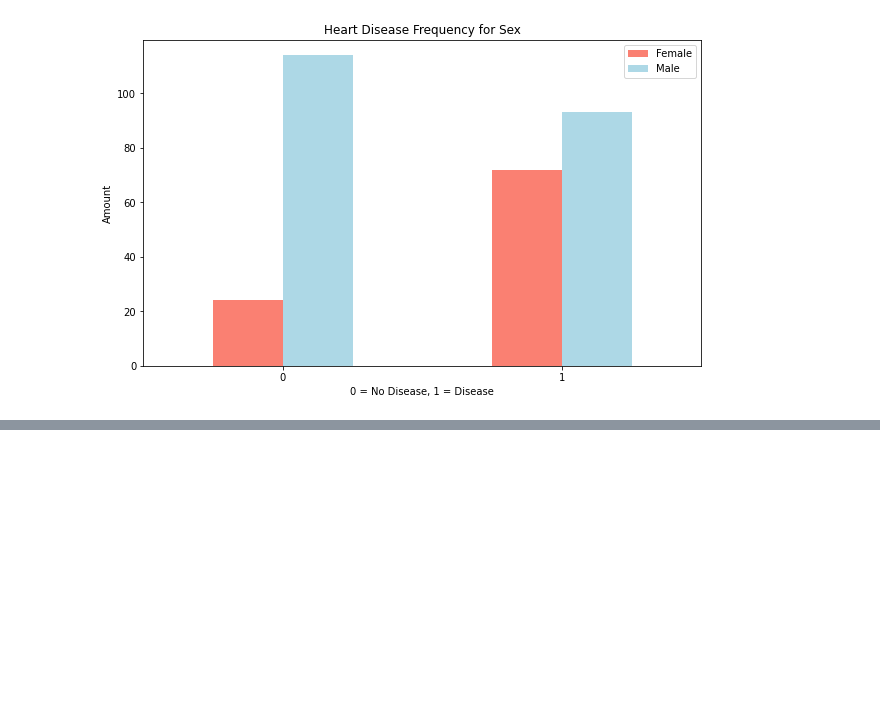
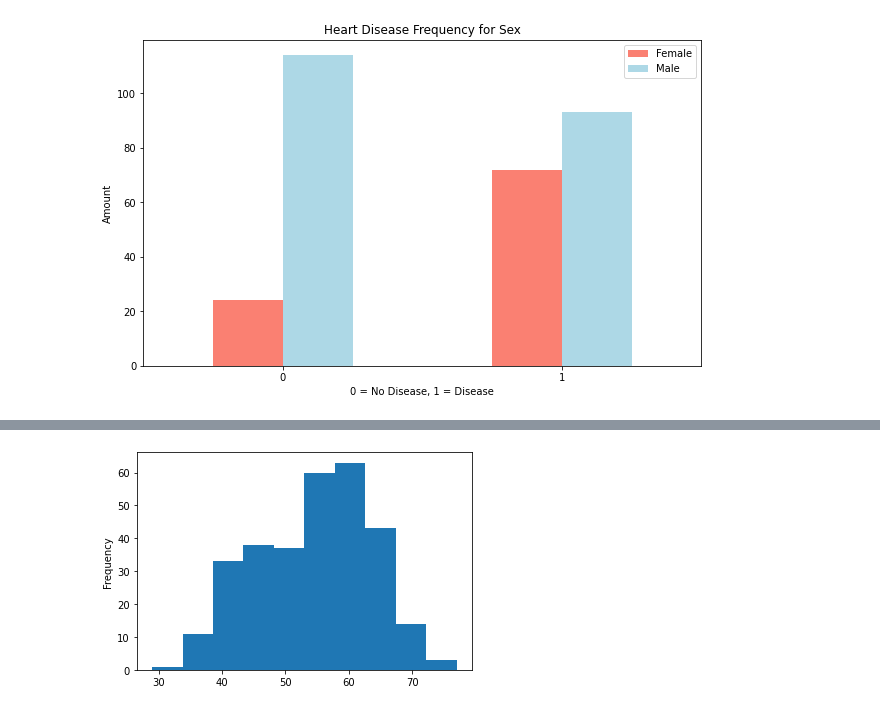
Before and after one commit to lemirser/MachineLearning, a Jupyter notebook: Milestone/heart-disease-project/end-to-end-heart-disease-classification.ipynb, the cells around one changed output, grey strips where cells are left out. Cells and saved outputs as stored; diff of their text form; code cells hidden in the pictures; blank space fills up the shorter version.

```diff
--- a/Milestone/heart-disease-project/end-to-end-heart-disease-classification.ipynb
+++ b/Milestone/heart-disease-project/end-to-end-heart-disease-classification.ipynb
@@ -226,0 +250,5 @@ plt.xticks(rotation=0);
+# %%
+# Check the distribution of age column with a histogram
+df["age"].plot.hist();
+# %% [output]
+[figure, added]
```
Also changed, not shown: parts of 5 cells of this notebook.
